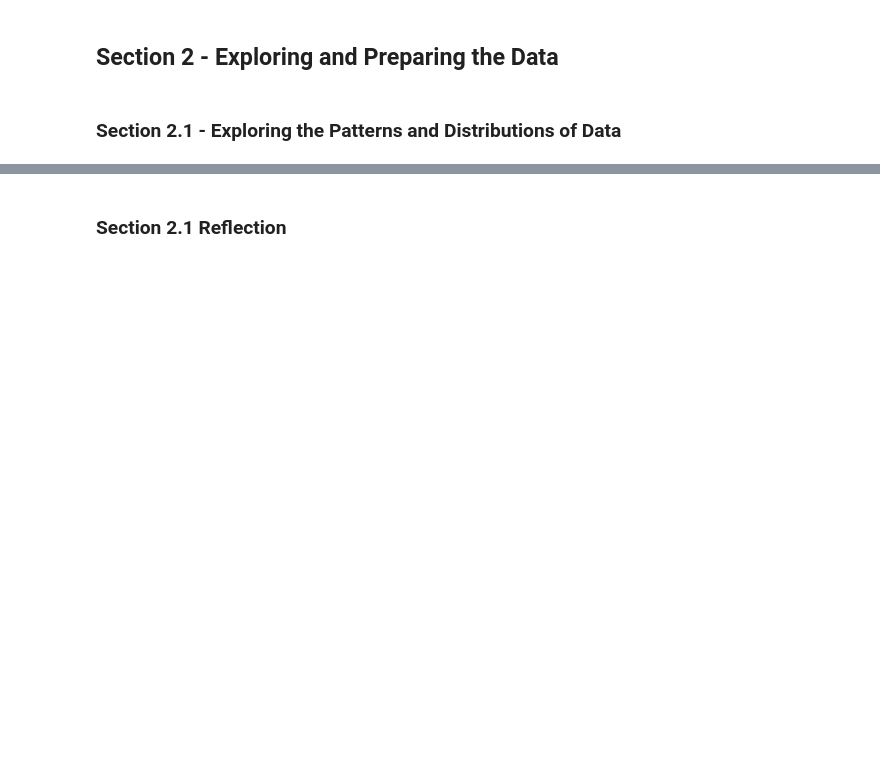
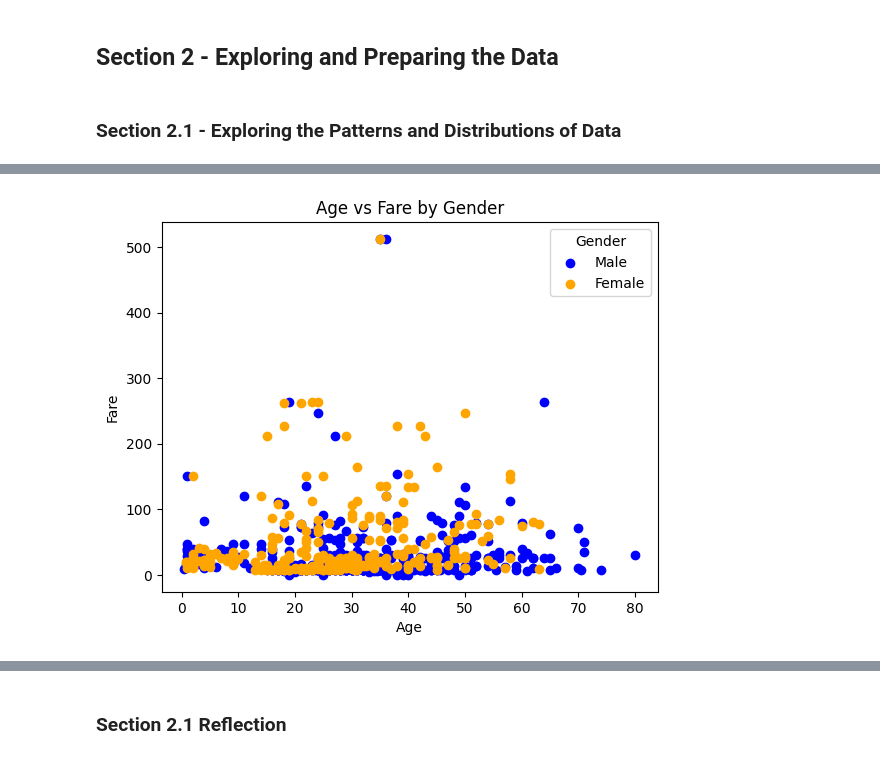
Before and after one commit to karlidean/applied-ml-karlidean, a Jupyter notebook: notebooks/project02/ml02_karlidean.ipynb, the cells around one changed output, grey strips where cells are left out. Saved outputs shown, nothing was run; the diff lists cells and outputs as text; code cells hidden in the pictures; blank space fills up the shorter version.

```diff
--- a/notebooks/project02/ml02_karlidean.ipynb
+++ b/notebooks/project02/ml02_karlidean.ipynb
@@ -14,0 +177,25 @@
+# %%
+# Revamped this code to be able to house a legend. This will plot a scatter plot of gender.
+
+# Plot males (0) and females (1) separately so each gets its own label
+plt.scatter(
+    titanic[titanic['sex'] == 'male']['age'],
+    titanic[titanic['sex'] == 'male']['fare'],
+    color='blue',
+    label='Male'
+)
+
+plt.scatter(
+    titanic[titanic['sex'] == 'female']['age'],
+    titanic[titanic['sex'] == 'female']['fare'],
+    color='orange',
+    label='Female'
+)
+
+plt.xlabel('Age')
+plt.ylabel('Fare')
+plt.title('Age vs Fare by Gender')
+plt.legend(title='Gender')  # Add legend title
+plt.show()
+# %% [output]
+[figure, added]
```
Also changed, not shown: parts of 31 cells of this notebook.
